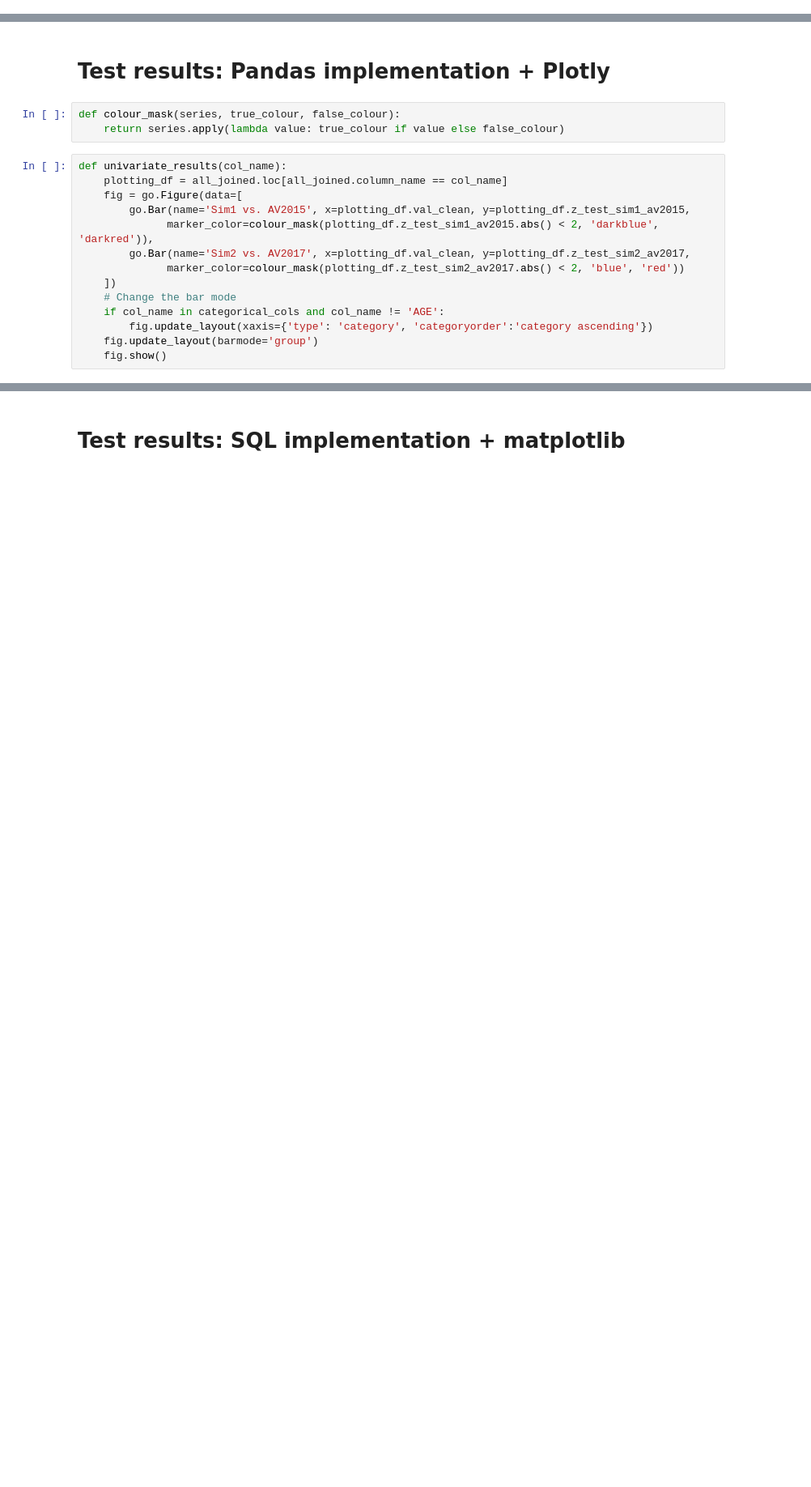
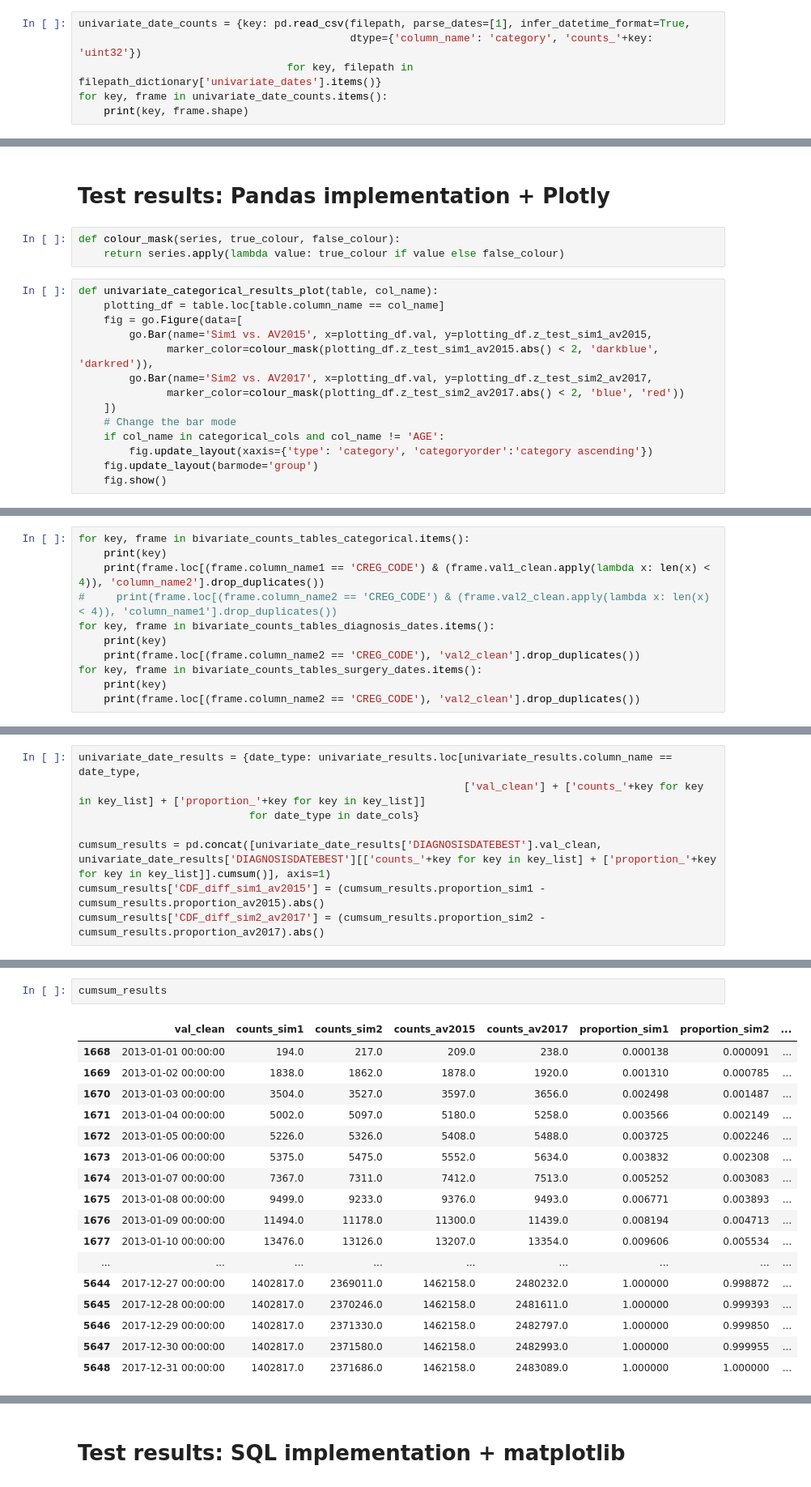
Before and after one commit to edwardmpearce/simulacrum, a Jupyter notebook: Internship2019/Test_suite/analysis.ipynb, the cells around one changed output, grey strips where cells are left out. Shown at 81% size. Saved outputs shown, nothing was run; the diff lists cells and outputs as text; blank space fills up the shorter version.

```diff
--- a/Internship2019/Test_suite/analysis.ipynb
+++ b/Internship2019/Test_suite/analysis.ipynb
@@ -86,0 +82,6 @@ av2017 (5636, 3)
+# %%
+univariate_date_counts = {key: pd.read_csv(filepath, parse_dates=[1], infer_datetime_format=True,
+                                           dtype={'column_name': 'category', 'counts_'+key: 'uint32'})
+                                 for key, filepath in filepath_dictionary['univariate_dates'].items()}
+for key, frame in univariate_date_counts.items():
+    print(key, frame.shape)
@@ -313,12 +300,12 @@ It is necessary to calculate the test statistics based on proportions since the
 def colour_mask(series, true_colour, false_colour):
     return series.apply(lambda value: true_colour if value else false_colour)
 # %%
-def univariate_results(col_name):
-    plotting_df = all_joined.loc[all_joined.column_name == col_name]
+def univariate_categorical_results_plot(table, col_name):
+    plotting_df = table.loc[table.column_name == col_name]
     fig = go.Figure(data=[
-        go.Bar(name='Sim1 vs. AV2015', x=plotting_df.val_clean, y=plotting_df.z_test_sim1_av2015,
+        go.Bar(name='Sim1 vs. AV2015', x=plotting_df.val, y=plotting_df.z_test_sim1_av2015,
               marker_color=colour_mask(plotting_df.z_test_sim1_av2015.abs() < 2, 'darkblue', 'darkred')),
-        go.Bar(name='Sim2 vs. AV2017', x=plotting_df.val_clean, y=plotting_df.z_test_sim2_av2017,
+        go.Bar(name='Sim2 vs. AV2017', x=plotting_df.val, y=plotting_df.z_test_sim2_av2017,
               marker_color=colour_mask(plotting_df.z_test_sim2_av2017.abs() < 2, 'blue', 'red'))
     ])
     # Change the bar mode
@@ -333,0 +421,11 @@ interactive(children=(Dropdown(description='col_name', options=('GRADE', 'AGE',
+# %%
+for key, frame in bivariate_counts_tables_categorical.items():
+    print(key)
+    print(frame.loc[(frame.column_name1 == 'CREG_CODE') & (frame.val1_clean.apply(lambda x: len(x) < 4)), 'column_name2'].drop_duplicates())
+#     print(frame.loc[(frame.column_name2 == 'CREG_CODE') & (frame.val2_clean.apply(lambda x: len(x) < 4)), 'column_name1'].drop_duplicates())
+for key, frame in bivariate_counts_tables_diagnosis_dates.items():
+    print(key)
+    print(frame.loc[(frame.column_name2 == 'CREG_CODE'), 'val2_clean'].drop_duplicates())
+for key, frame in bivariate_counts_tables_surgery_dates.items():
+    print(key)
+    print(frame.loc[(frame.column_name2 == 'CREG_CODE'), 'val2_clean'].drop_duplicates())
@@ -333,0 +452,8 @@ interactive(children=(Dropdown(description='col_name', options=('GRADE', 'AGE',
+# %%
+univariate_date_results = {date_type: univariate_results.loc[univariate_results.column_name == date_type,
+                                                             ['val_clean'] + ['counts_'+key for key in key_list] + ['proportion_'+key for key in key_list]]
+                           for date_type in date_cols}
+
+cumsum_results = pd.concat([univariate_date_results['DIAGNOSISDATEBEST'].val_clean, univariate_date_results['DIAGNOSISDATEBEST'][['counts_'+key for key in key_list] + ['proportion_'+key for key in key_list]].cumsum()], axis=1)
+cumsum_results['CDF_diff_sim1_av2015'] = (cumsum_results.proportion_sim1 - cumsum_results.proportion_av2015).abs()
+cumsum_results['CDF_diff_sim2_av2017'] = (cumsum_results.proportion_sim2 - cumsum_results.proportion_av2017).abs()
@@ -333,0 +468,20 @@ interactive(children=(Dropdown(description='col_name', options=('GRADE', 'AGE',
+# %%
+cumsum_results
+# %% [output]
+|  | val_clean | counts_sim1 | counts_sim2 | counts_av2015 | counts_av2017 | proportion_sim1 | proportion_sim2 | ... |
+| 1668 | 2013-01-01 00:00:00 | 194.0 | 217.0 | 209.0 | 238.0 | 0.000138 | 0.000091 | ... |
+| 1669 | 2013-01-02 00:00:00 | 1838.0 | 1862.0 | 1878.0 | 1920.0 | 0.001310 | 0.000785 | ... |
+| 1670 | 2013-01-03 00:00:00 | 3504.0 | 3527.0 | 3597.0 | 3656.0 | 0.002498 | 0.001487 | ... |
+| 1671 | 2013-01-04 00:00:00 | 5002.0 | 5097.0 | 5180.0 | 5258.0 | 0.003566 | 0.002149 | ... |
+| 1672 | 2013-01-05 00:00:00 | 5226.0 | 5326.0 | 5408.0 | 5488.0 | 0.003725 | 0.002246 | ... |
+| 1673 | 2013-01-06 00:00:00 | 5375.0 | 5475.0 | 5552.0 | 5634.0 | 0.003832 | 0.002308 | ... |
+| 1674 | 2013-01-07 00:00:00 | 7367.0 | 7311.0 | 7412.0 | 7513.0 | 0.005252 | 0.003083 | ... |
+| 1675 | 2013-01-08 00:00:00 | 9499.0 | 9233.0 | 9376.0 | 9493.0 | 0.006771 | 0.003893 | ... |
+| 1676 | 2013-01-09 00:00:00 | 11494.0 | 11178.0 | 11300.0 | 11439.0 | 0.008194 | 0.004713 | ... |
+| 1677 | 2013-01-10 00:00:00 | 13476.0 | 13126.0 | 13207.0 | 13354.0 | 0.009606 | 0.005534 | ... |
+| ... | ... | ... | ... | ... | ... | ... | ... | ... |
+| 5644 | 2017-12-27 00:00:00 | 1402817.0 | 2369011.0 | 1462158.0 | 2480232.0 | 1.000000 | 0.998872 | ... |
+| 5645 | 2017-12-28 00:00:00 | 1402817.0 | 2370246.0 | 1462158.0 | 2481611.0 | 1.000000 | 0.999393 | ... |
+| 5646 | 2017-12-29 00:00:00 | 1402817.0 | 2371330.0 | 1462158.0 | 2482797.0 | 1.000000 | 0.999850 | ... |
+| 5647 | 2017-12-30 00:00:00 | 1402817.0 | 2371580.0 | 1462158.0 | 2482993.0 | 1.000000 | 0.999955 | ... |
+| 5648 | 2017-12-31 00:00:00 | 1402817.0 | 2371686.0 | 1462158.0 | 2483089.0 | 1.000000 | 1.000000 | ... |
```
Also changed, not shown: parts of 31 cells of this notebook.
